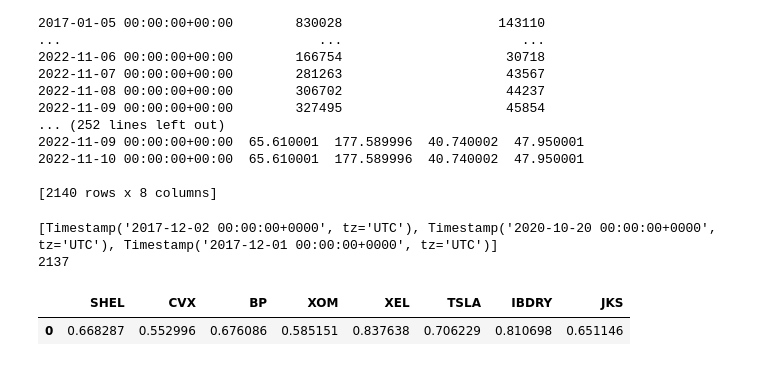
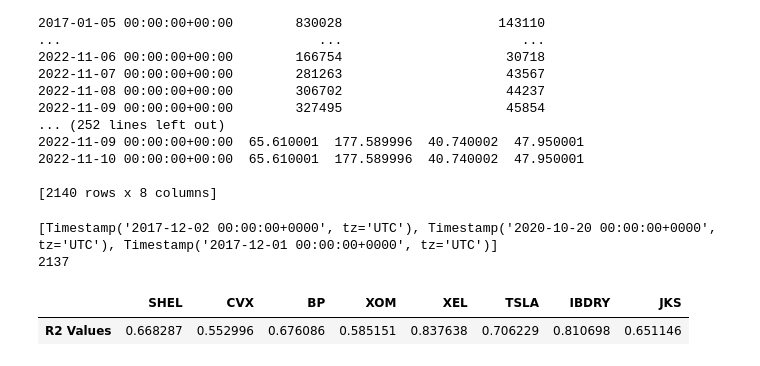
Before and after one commit to marcroy898/4502_Fall_2022, a Jupyter notebook: Scripts/classic_regression.ipynb, the cells around one changed output. Saved outputs shown, nothing was run; the diff lists cells and outputs as text; code cells hidden in the pictures.

```diff
--- a/Scripts/classic_regression.ipynb
+++ b/Scripts/classic_regression.ipynb
@@ -19,8 +20,8 @@ stock_df = pd.read_csv('../Data/stock_prices_cleaned.csv', index_col = 'Date')
 sig_events_df.index = pd.to_datetime(sig_events_df.index).floor('D')
 stock_df.index = pd.to_datetime(stock_df.index, utc=True).floor('D')
 #Drop duplicate index column
-sig_events_df.drop(['Unnamed: 0'], axis = 1, inplace = True)
-stock_df.drop(['Unnamed: 0'], axis = 1, inplace = True)
+# sig_events_df.drop(['Unnamed: 0'], axis = 1, inplace = True)
+# stock_df.drop(['Unnamed: 0'], axis = 1, inplace = True)
 #Convert stock data to UTC
 print(sig_events_df)
 print(stock_df)
@@ -55,24 +56,27 @@ merged_df = sig_events_df.join(stock_df, how='inner')
 2137
 # %%
 #Find R2 for all tickers using MLR
-mlr_df = pd.DataFrame(np.nan,index = [0], columns = stock_df.columns)
+mlr_df = pd.DataFrame(np.nan,index = ['R2 Values'], columns = stock_df.columns)
+ex_var = None
 for ticker in stock_df.columns:
     #Generate string for MLR. Exclude the all articles column
     of_interest_events = sig_events_df.loc[:, sig_events_df.columns != 'All Articles']
     dmatrices_str = ticker + ' ~ '
     for i, col in enumerate(of_interest_events.columns):
         if i < len(of_interest_events.columns)-1:
             dmatrices_str += col + '+'
         else:
             dmatrices_str += col
 
     #MLR generation
     y_2_poly, X_2_poly = dmatrices(dmatrices_str, data=merged_df, return_type='dataframe')
     mlr_2 =sm.OLS(y_2_poly, X_2_poly).fit()
+    ex_var = mlr_2
     #Save R^2 value
     mlr_df[ticker] = mlr_2.rsquared
 
+
 mlr_df
 # %% [output]
 |  | SHEL | CVX | BP | XOM | XEL | TSLA | IBDRY | JKS |
-| 0 | 0.668287 | 0.552996 | 0.676086 | 0.585151 | 0.837638 | 0.706229 | 0.810698 | 0.651146 |
+| R2 Values | 0.668287 | 0.552996 | 0.676086 | 0.585151 | 0.837638 | 0.706229 | 0.810698 | 0.651146 |
```
Also changed, not shown: parts of 5 cells of this notebook.
